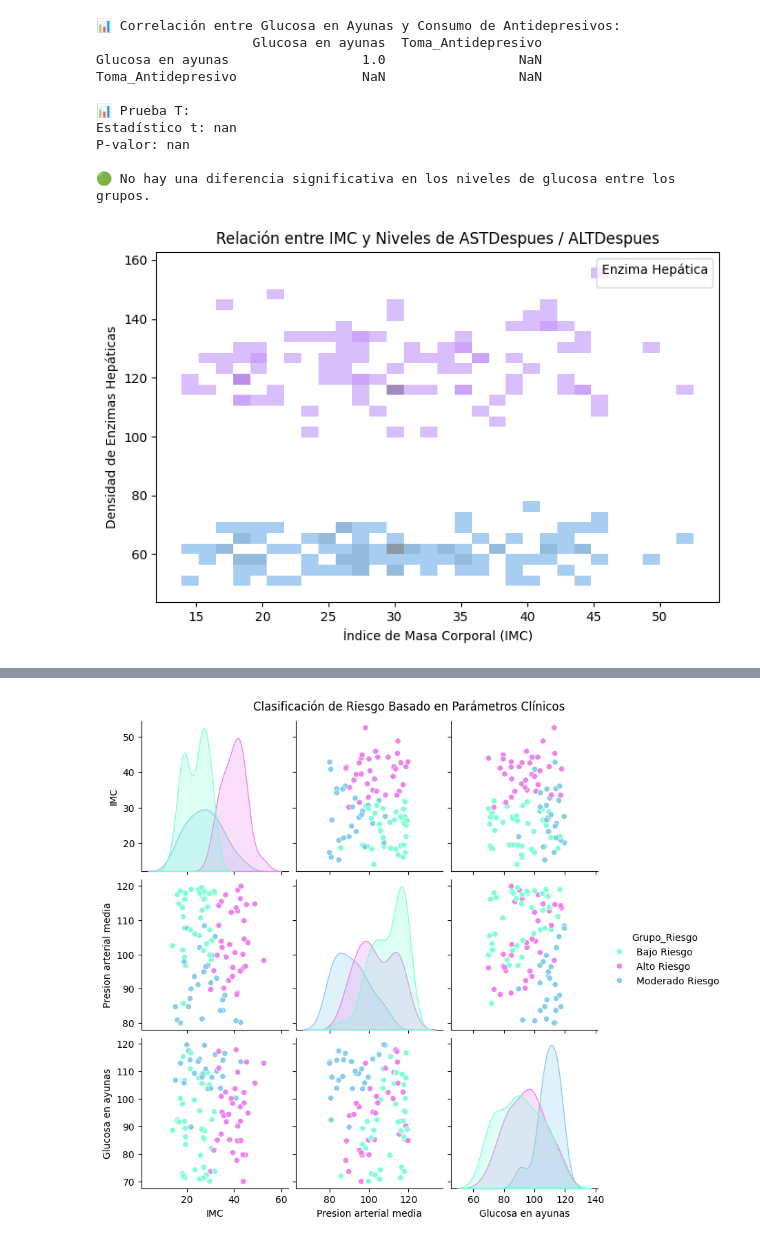
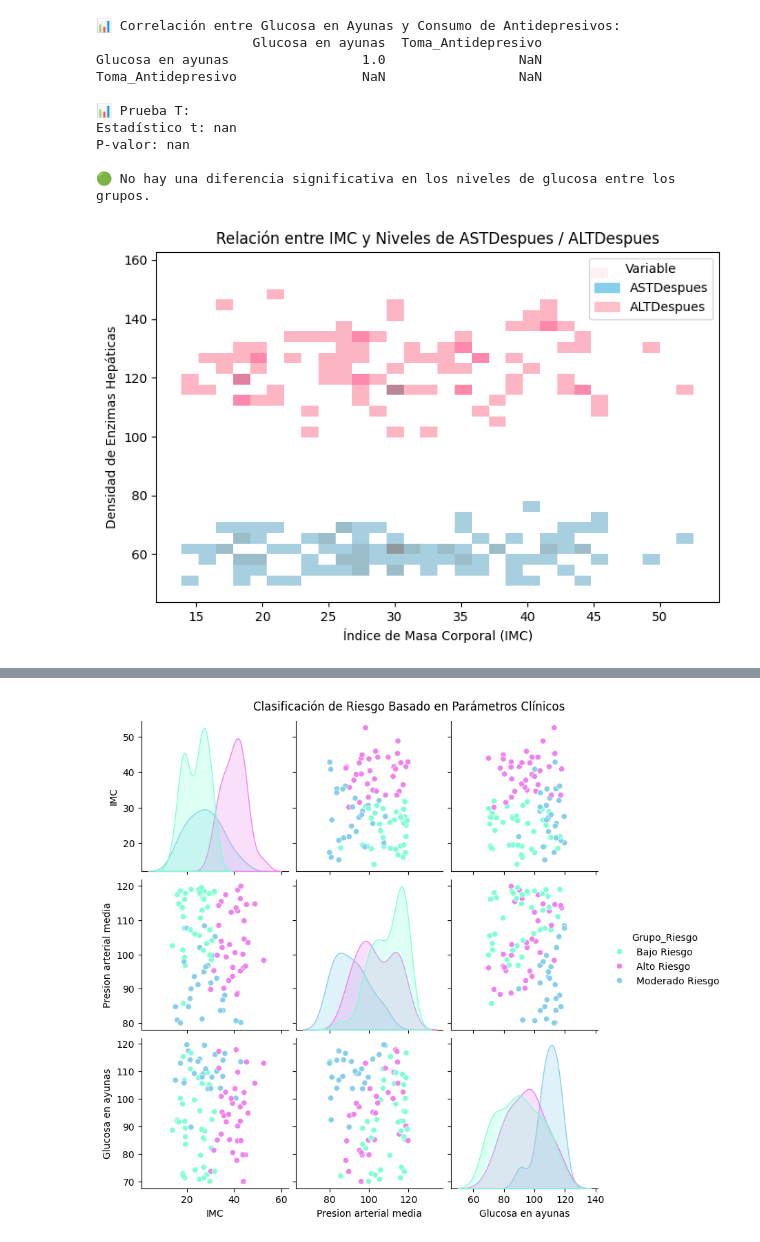
Before and after one commit to valjara9/Trabajo-de-Acompa-amiento, a Jupyter notebook: Análisis de datos médicos de pacientes.ipynb, the cells around one changed output, grey strips where cells are left out. Drawn from its saved outputs; the diff is of its cells as text; code cells hidden in the pictures.

```diff
--- a/Análisis de datos médicos de pacientes.ipynb
+++ b/Análisis de datos médicos de pacientes.ipynb
@@ -248,22 +248,21 @@ P-valor: nan
 # %%
 #Relación entre el higado graso (Transaminasas hepáticas elevadas) y el IMC
 
 df_subset = df_valid[['IMC', 'ASTDespues', 'ALTDespues']]
 
 df_melted = pd.melt(df_subset, id_vars=['IMC'], value_vars=['ASTDespues', 'ALTDespues'],
                     var_name='Variable', value_name='Valor')
 
 plt.figure(figsize=(8, 5))
 sns.histplot(data=df_melted, x='IMC', y='Valor', hue='Variable',
-             kde=True, alpha=0.6, bins=30, palette={"ASTDespues": "#4682B4", "ALTDespues": "#6a0dad"})
+             kde=True, alpha=0.6, bins=30, palette={"ASTDespues": "skyblue", "ALTDespues": "pink"})
 
 plt.xlabel("Índice de Masa Corporal (IMC)")
 plt.ylabel("Densidad de Enzimas Hepáticas")
 plt.title("Relación entre IMC y Niveles de ASTDespues / ALTDespues")
-plt.legend(title="Enzima Hepática")
 plt.show()
 # %% [output]
-[figure, old version]
+[figure, new version]
 # %%
 corr_matrix = df_valid[["IMC", "ASTDespues", "ALTDespues"]].corr()
 
```
Also changed, not shown: parts of 1 cell of this notebook.
